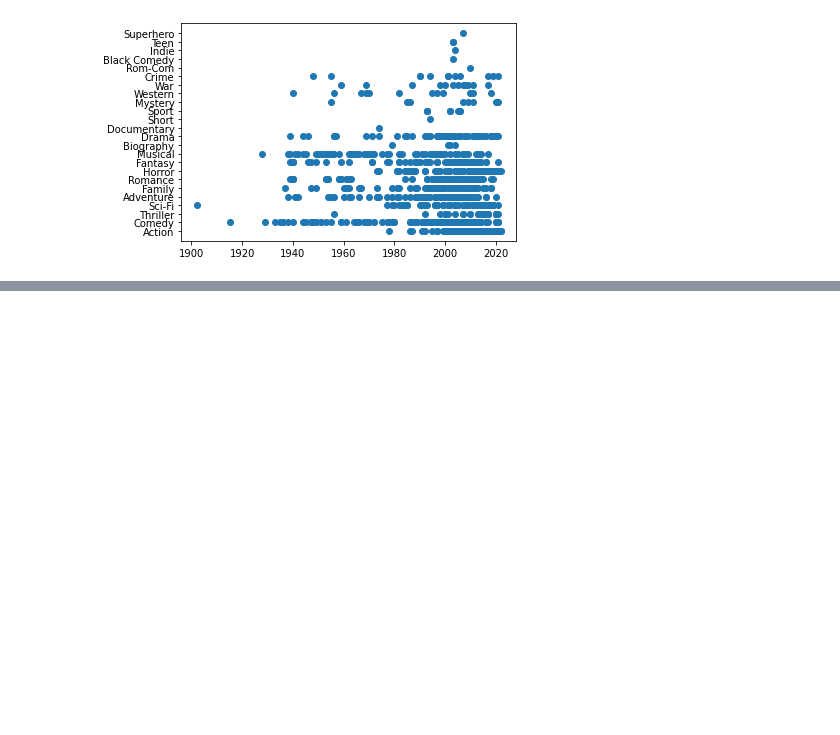
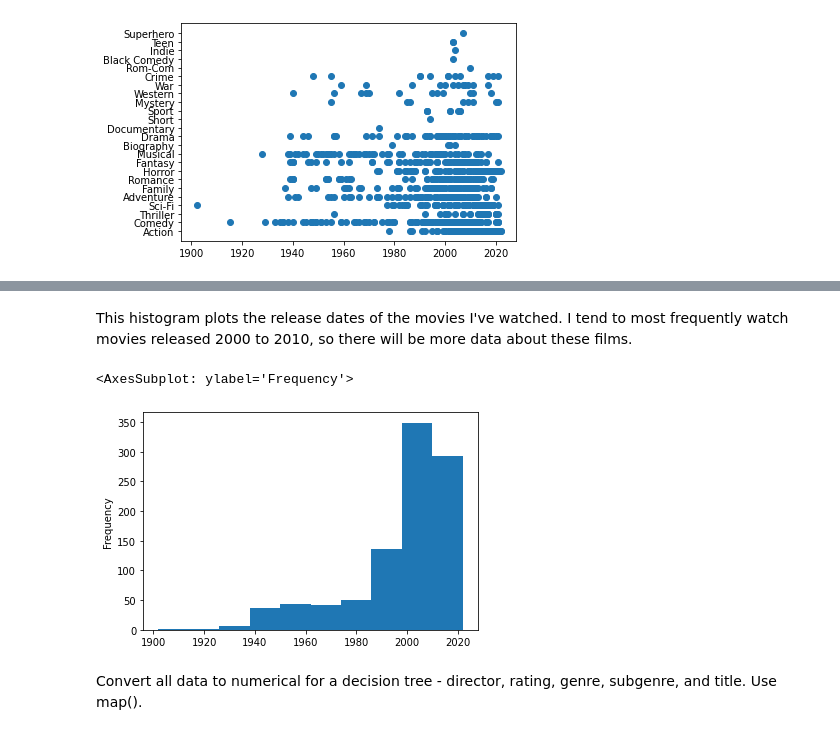
Before and after one commit to amlaffoon/cinemaphile, a Jupyter notebook: movies.ipynb, the cells around one changed output, grey strips where cells are left out. Cells and saved outputs as stored; diff of their text form; code cells hidden in the pictures; blank space fills up the shorter version.

```diff
--- a/movies.ipynb
+++ b/movies.ipynb
@@ -75,0 +95,8 @@ df1[10:38]
+# %%
+df1['Runtime'] = df1['Runtime'].astype(str).replace('\.00', '', regex=True)
+df1['Runtime'] = df1.Runtime.astype(float)
+
+df1['Runtime'].mean()
+# Output: 1.5934827945776853. Average movie length is just shy of two hours!
+df1['Runtime'].sum()
+# Output: 1528.15. (1,528 hours) That's over 60 days of round-the-clock movie-watching!
@@ -82,0 +180,9 @@ plt.show()
+# %% [markdown]
+This histogram plots the release dates of the movies I've watched. I tend to most frequently watch movies released 2000 to 2010, so there will be more data about these films.
+# %%
+df1['Year'].plot(kind = 'hist')
+# %% [output]
+<AxesSubplot: ylabel='Frequency'>
+[figure, added]
+# %% [markdown]
+Convert all data to numerical for a decision tree - director, rating, genre, subgenre, and title. Use map().
```
Also changed, not shown: parts of 26 cells of this notebook.
